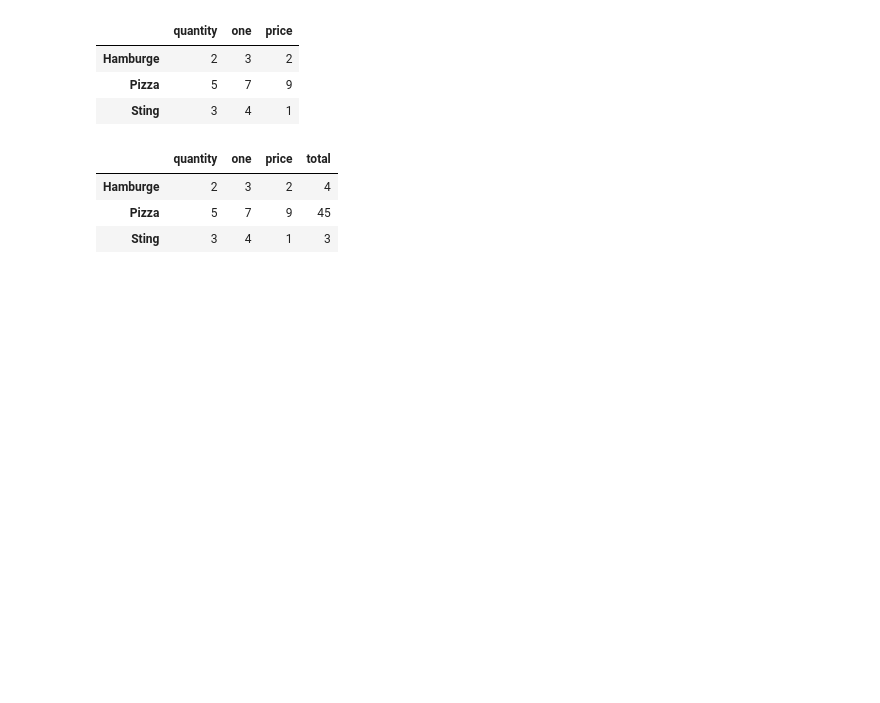
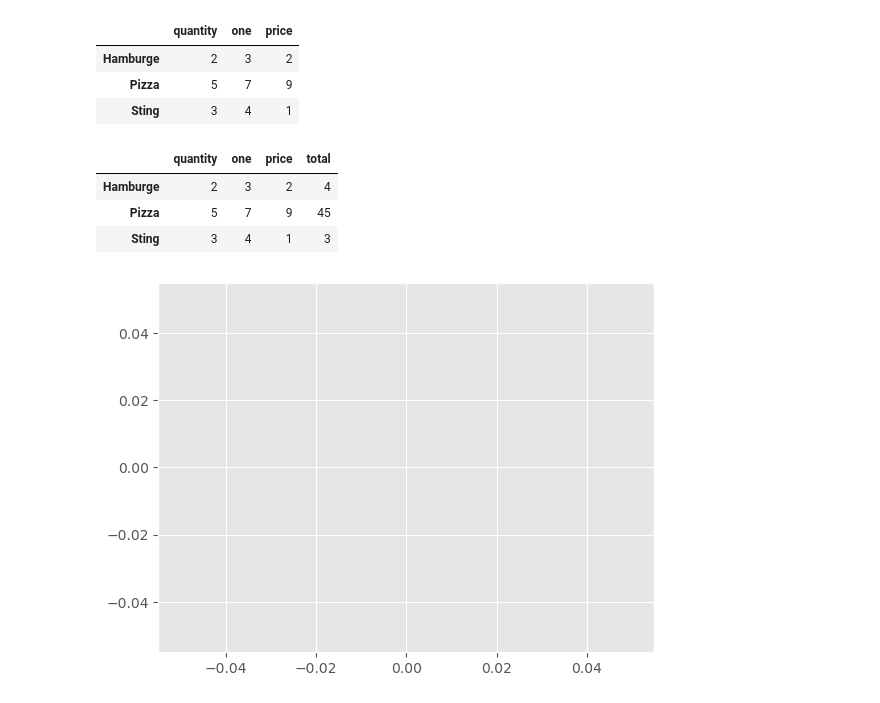
Before and after one commit to PHAMTIEN04/Learn-Python, a Jupyter notebook: AI/Data Science/Test.ipynb, the cells around one changed output. Drawn from its saved outputs; the diff is of its cells as text; code cells hidden in the pictures; blank space fills up the shorter version.

```diff
--- a/AI/Data Science/Test.ipynb
+++ b/AI/Data Science/Test.ipynb
@@ -415,0 +418,4 @@ df
+# %%
+plt.plot();
+# %% [output]
+[figure, added]
```
Also changed, not shown: parts of 7 cells of this notebook, 6 other files.
